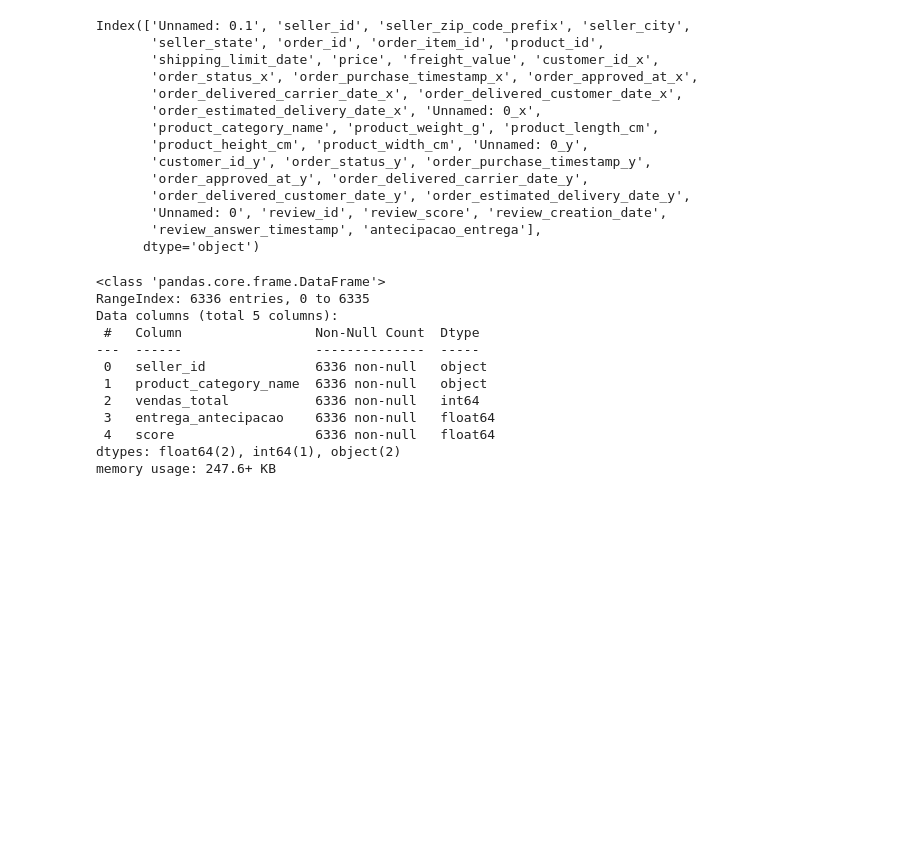
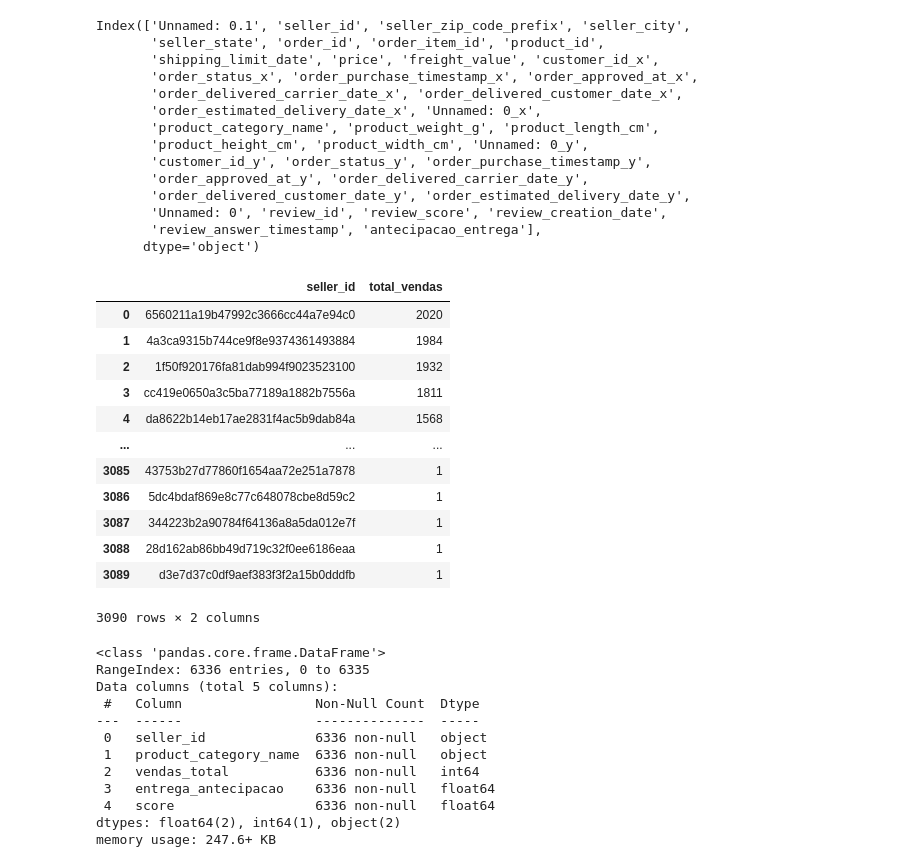
Before and after one commit to claudiagarcia0204/Projeto-Final---Olist, a Jupyter notebook: Análise exploratoria.ipynb, the cells around one changed output. Saved outputs shown, nothing was run; the diff lists cells and outputs as text; code cells hidden in the pictures; blank space fills up the shorter version.

```diff
--- a/Análise exploratoria.ipynb
+++ b/Análise exploratoria.ipynb
@@ -77,3 +77,19 @@ df3.drop(columns='seller_id_y', inplace=True)
 ante = df1.groupby('seller_id', as_index=False)['antecipacao_entrega'].median()
 # %%
 df4 = df3.merge(ante,left_on='seller_id', right_on='seller_id')
+# %%
+df_totalvendas = df4[['seller_id', 'total_vendas']]
+# %% [output]
+|  | seller_id | total_vendas |
+| 0 | 6560211a19b47992c3666cc44a7e94c0 | 2020 |
+| 1 | 4a3ca9315b744ce9f8e9374361493884 | 1984 |
+| 2 | 1f50f920176fa81dab994f9023523100 | 1932 |
+| 3 | cc419e0650a3c5ba77189a1882b7556a | 1811 |
+| 4 | da8622b14eb17ae2831f4ac5b9dab84a | 1568 |
+| ... | ... | ... |
+| 3085 | 43753b27d77860f1654aa72e251a7878 | 1 |
+| 3086 | 5dc4bdaf869e8c77c648078cbe8d59c2 | 1 |
+| 3087 | 344223b2a90784f64136a8a5da012e7f | 1 |
+| 3088 | 28d162ab86bb49d719c32f0ee6186eaa | 1 |
+| 3089 | d3e7d37c0df9aef383f3f2a15b0dddfb | 1 |
+3090 rows × 2 columns
```
Also changed, not shown: parts of 1 cell of this notebook, 6 other files.
